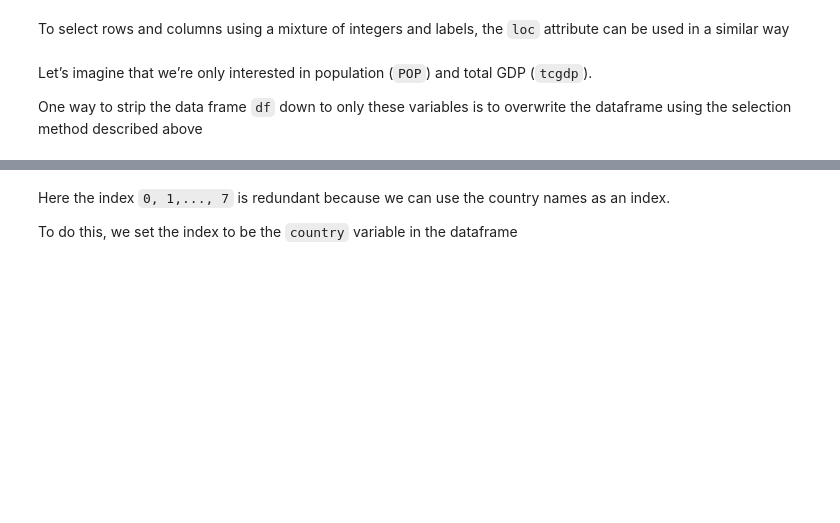
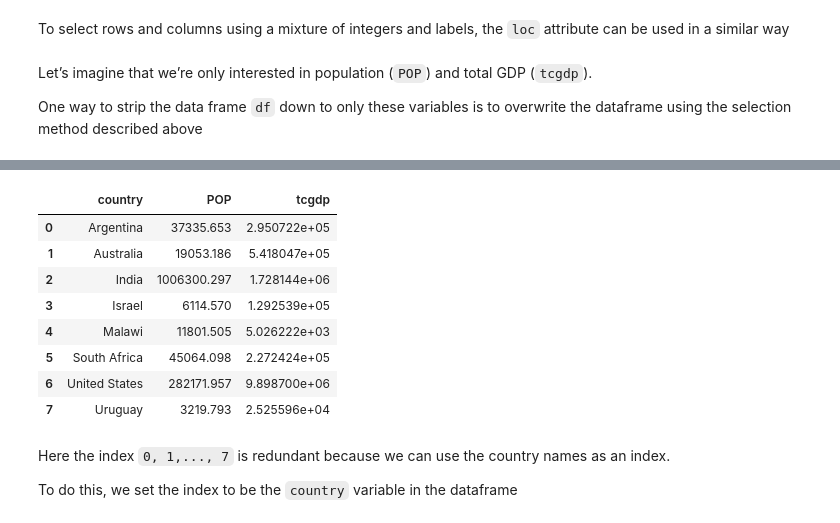
Before and after one commit to ghodsizadeh/teias_summer_python, a Jupyter notebook: Python/14-pandas.ipynb, the cells around one changed output, grey strips where cells are left out. Drawn from its saved outputs; the diff is of its cells as text; code cells hidden in the pictures; blank space fills up the shorter version.

```diff
--- a/Python/14-pandas.ipynb
+++ b/Python/14-pandas.ipynb
@@ -173,3 +320,30 @@ df
+# %%
+df = pd.read_csv('https://raw.githubusercontent.com/QuantEcon/lecture-source-py/master/source/_static/lecture_specific/pandas/data/test_pwt.csv')
+
+df = df[['country', 'POP', 'tcgdp']]
+df2 = df
+# df1 = df1.set_index('country')
+# df1.set_index('country',inplace=True)
+# df1.iloc[3]['POP'], df1.iloc[3,1] , df1.loc[3,'POP'], df1[2]
+def test_copy(df):
+    df2 = df.copy()
+    df2['POP'] = 0
+    return df2
+df1.iloc[0]['POP'] = 1
+# df1.set_index('POP')
+# df1[['POP','tcgdp']]
+test_copy(df2)
+df
+# %% [output]
+|  | country | POP | tcgdp |
+| 0 | Argentina | 37335.653 | 2.950722e+05 |
+| 1 | Australia | 19053.186 | 5.418047e+05 |
+| 2 | India | 1006300.297 | 1.728144e+06 |
+| 3 | Israel | 6114.570 | 1.292539e+05 |
+| 4 | Malawi | 11801.505 | 5.026222e+03 |
+| 5 | South Africa | 45064.098 | 2.272424e+05 |
+| 6 | United States | 282171.957 | 9.898700e+06 |
+| 7 | Uruguay | 3219.793 | 2.525596e+04 |
 # %% [markdown]
 Here the index `0, 1,..., 7` is redundant because we can use the country names as an index.
 
```
Also changed, not shown: parts of 35 cells of this notebook, 1 other file.
